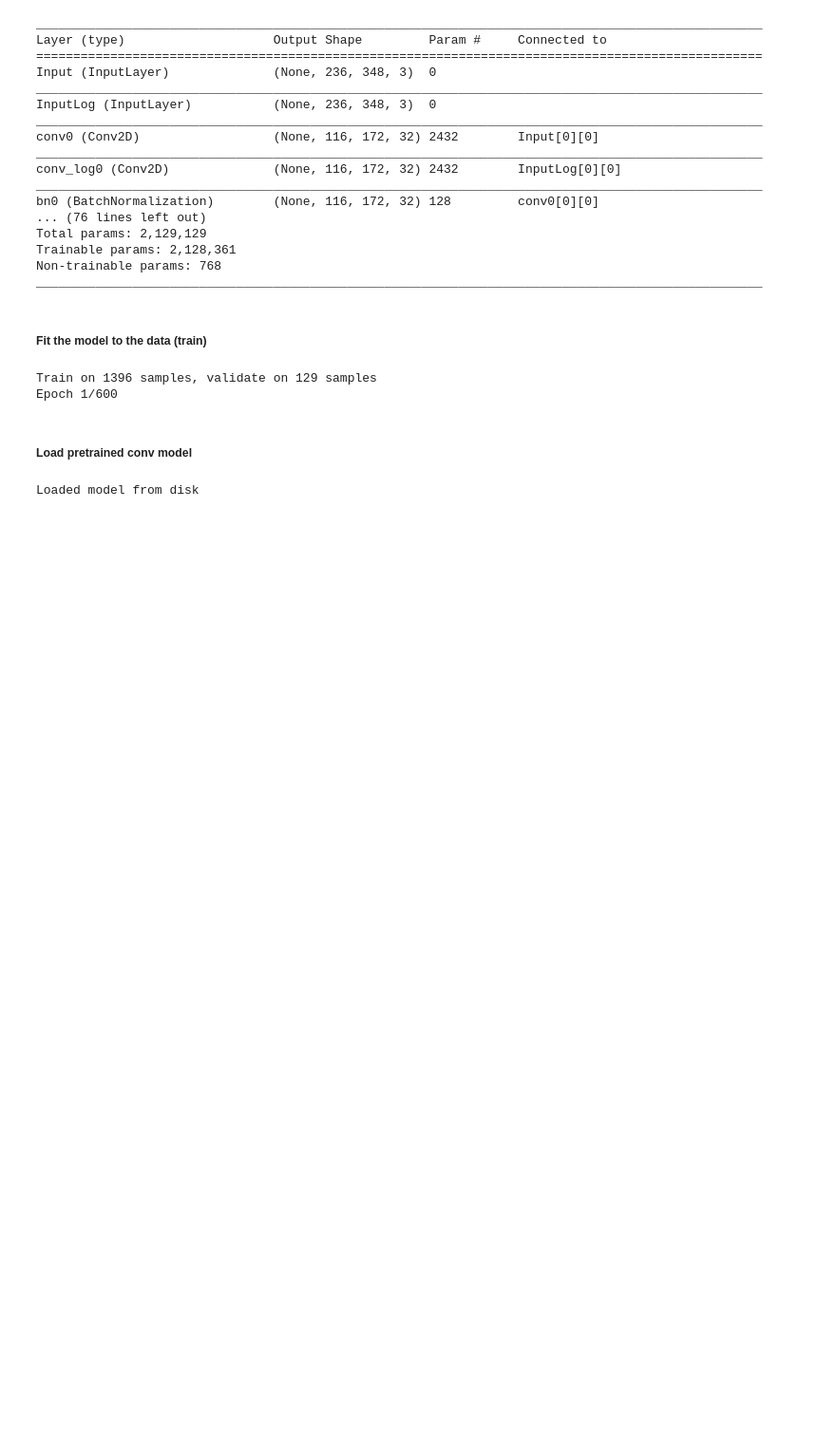
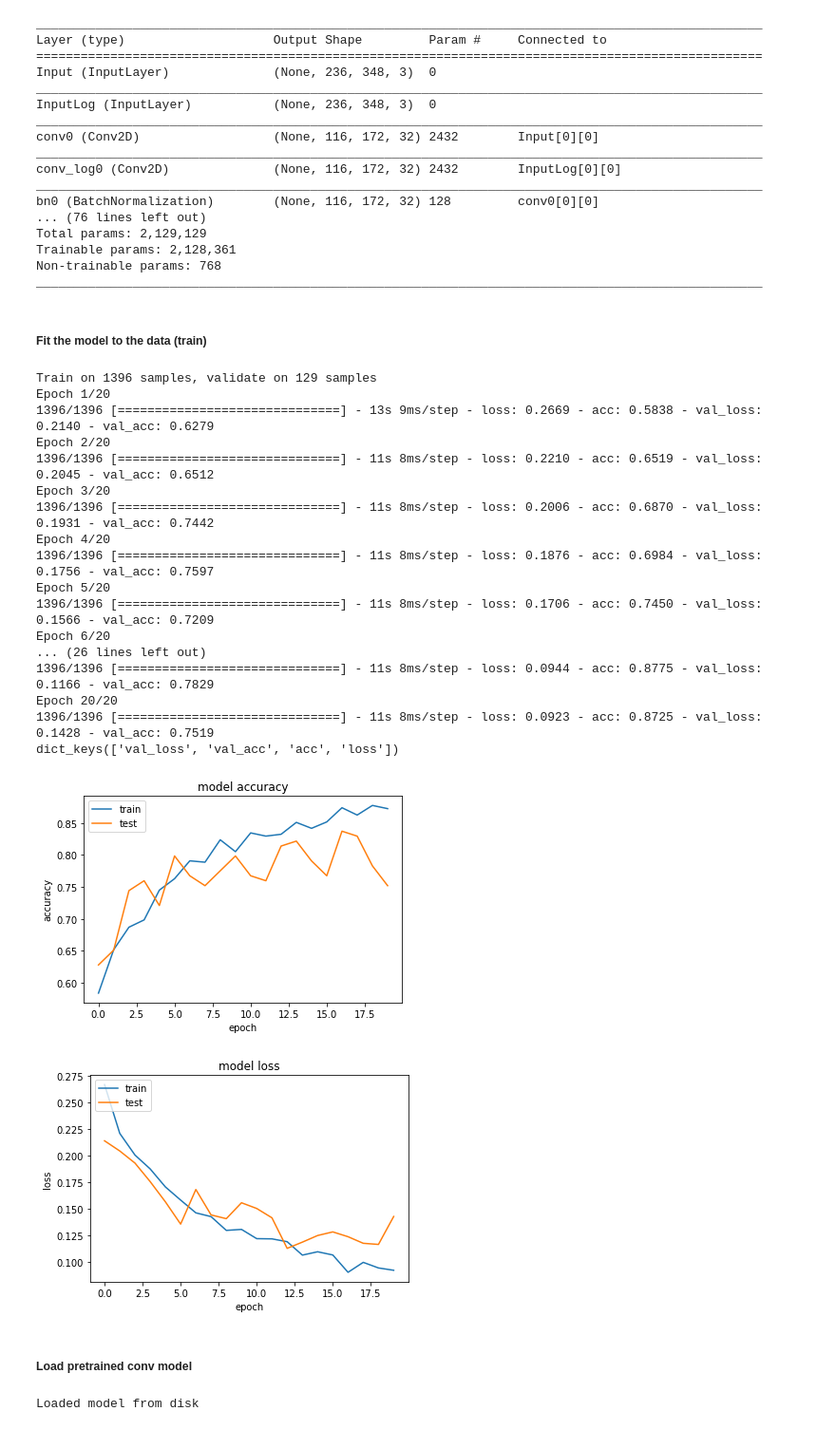
Before and after one commit to bradylowe/Root-PMT-Fit-With-Machine-Learning, a Jupyter notebook: nn_models/fit_pmt_conv_hybrid_all.ipynb, the cells around one changed output. Shown at 95% size. Drawn from its saved outputs; the diff is of its cells as text; code cells hidden in the pictures; blank space fills up the shorter version.

Commit message:
fixed a couple bugs in the hybrid all model

```diff
--- a/nn_models/fit_pmt_conv_hybrid_all.ipynb
+++ b/nn_models/fit_pmt_conv_hybrid_all.ipynb
@@ -40,19 +38,26 @@ Using TensorFlow backend.
 #### Load root fit data from file
 # %%
 # Define image file path
-im_path="/home/brady/Projects/fit_pmt_data/images/png_fit_nn/"
+im_path="/media/brady/4be7777f-c84c-40ca-af3a-b8c6e4f2f90d/brady/Projects/fit_pmt/images/png_fit_nn/"
 
 # Load dataset
 x, y, params = utils.load_dataset_all(im_dir="train", log=False, im_path=im_path)
 x_log, _, _ = utils.load_dataset_all(im_dir="train", log=True, im_path=im_path)
 
+# Load dev set
+x_dev, y_dev, params_dev = utils.load_dataset_all(im_dir="dev", log=False, im_path=im_path)
+x_dev_log, _, _ = utils.load_dataset_all(im_dir="dev", log=True, im_path=im_path)
+m_dev = x_dev.shape[0]
+
 # Grab dimensions of picture
 (m, h, w, c) = x.shape
+m_dev = x_dev.shape[0]
 input_shape = h, w, c
 num_params = params.shape[1]
 
 # Print dimensions
 print("(m, height, width, channels): (" + str(m) + ", " + str(h) + ", " + str(w) + ", " + str(c) + ")")
+print("m_dev: " + str(m_dev))
 print("y: " + str(y.shape))
 print("params: " + str(params.shape))
 # %% [output]
@@ -159,8 +165,8 @@ for i in range(len(filters)):
     a = BatchNormalization(axis=3, name=('bn' + str(i)))(a)
     a_log = BatchNormalization(axis=3, name=('bn_log' + str(i)))(a_log)
     # Activate
-    a = Activation('relu', name=('a' + str(i)))(a)
-    a_log = Activation('relu', name=('a_log' + str(i)))(a_log)
+    a = Activation('elu', name=('a' + str(i)))(a)
+    a_log = Activation('elu', name=('a_log' + str(i)))(a_log)
     # Max-pool
     a = MaxPooling2D((pools[i], pools[i]), name=('max_pool' + str(i)))(a)
     a_log = MaxPooling2D((pools[i], pools[i]), name=('max_pool_log' + str(i)))(a_log)
@@ -172,8 +178,8 @@ for i in range(len(filters)):
 a = Flatten()(a)
 a_log = Flatten()(a_log)
 # Define first fully connected layer
-a = Dense(units=fc1, activation='relu', name='fc0')(a)
-a_log = Dense(units=fc1, activation='relu', name='fc0_log')(a_log)
+a = Dense(units=fc1, activation='elu', name='fc0')(a)
+a_log = Dense(units=fc1, activation='elu', name='fc0_log')(a_log)
 # Use some dropout here for regularization
 a = Dropout(rate=0.2)(a)
 a_log = Dropout(rate=0.2)(a_log)
@@ -185,7 +191,7 @@ a_both = Lambda(concat_vectors, name='concat_layer')([a, a_log])
 a_params = Activation('tanh', name='param_act')(Params)
 
 # Concatenate parameters to activations
-a_final = Lambda(concat_params, name='concat_params')([a_both, a_params])
+a_final = Lambda(concat_vectors, name='concat_vectors')([a_both, a_params])
 
 # Define second fully connected layer
 a_final = Dense(units=fc2, activation='relu', name='fc1')(a_final)
@@ -232,29 +238,46 @@ ________________________________________________________________________________
 ##### Fit the model to the data (train)
 # %%
 # Now, fit the model to the data
-history = model.fit([x, x_log, params], y, validation_data=([x_dev, x_dev_log, params_dev], y_dev), epochs=600, batch_size=64)
+history = model.fit([x, x_log, params], y, validation_data=([x_dev, x_dev_log, params_dev], y_dev), epochs=20, batch_size=64)
 
 # List all data in history
 print(history.history.keys())
 # Summarize history for accuracy
 plt.plot(history.history['acc'])
 plt.plot(history.history['val_acc'])
 plt.title('model accuracy')
 plt.ylabel('accuracy')
 plt.xlabel('epoch')
 plt.legend(['train', 'test'], loc='upper left')
 plt.show()
 # Summarize history for loss
 plt.plot(history.history['loss'])
 plt.plot(history.history['val_loss'])
 plt.title('model loss')
 plt.ylabel('loss')
 plt.xlabel('epoch')
 plt.legend(['train', 'test'], loc='upper left')
 plt.show()
 # %% [output]
 Train on 1396 samples, validate on 129 samples
-Epoch 1/600
+Epoch 1/20
+1396/1396 [==============================] - 13s 9ms/step - loss: 0.2669 - acc: 0.5838 - val_loss: 0.2140 - val_acc: 0.6279
+Epoch 2/20
+1396/1396 [==============================] - 11s 8ms/step - loss: 0.2210 - acc: 0.6519 - val_loss: 0.2045 - val_acc: 0.6512
+Epoch 3/20
+1396/1396 [==============================] - 11s 8ms/step - loss: 0.2006 - acc: 0.6870 - val_loss: 0.1931 - val_acc: 0.7442
+Epoch 4/20
+1396/1396 [==============================] - 11s 8ms/step - loss: 0.1876 - acc: 0.6984 - val_loss: 0.1756 - val_acc: 0.7597
+Epoch 5/20
+1396/1396 [==============================] - 11s 8ms/step - loss: 0.1706 - acc: 0.7450 - val_loss: 0.1566 - val_acc: 0.7209
+Epoch 6/20
+... (26 lines left out)
+1396/1396 [==============================] - 11s 8ms/step - loss: 0.0944 - acc: 0.8775 - val_loss: 0.1166 - val_acc: 0.7829
+Epoch 20/20
+1396/1396 [==============================] - 11s 8ms/step - loss: 0.0923 - acc: 0.8725 - val_loss: 0.1428 - val_acc: 0.7519
+dict_keys(['val_loss', 'val_acc', 'acc', 'loss'])
+[figure, added]
+[figure, added]
 # %% [markdown]
 ##### Load pretrained conv model
 # %%
```
Also changed, not shown: parts of 2 cells of this notebook, 1 other file.
